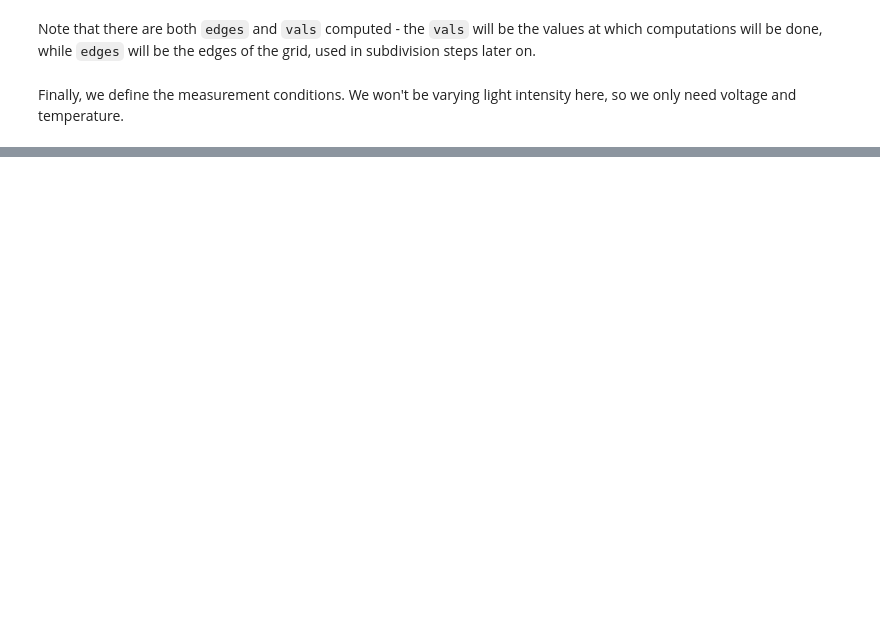
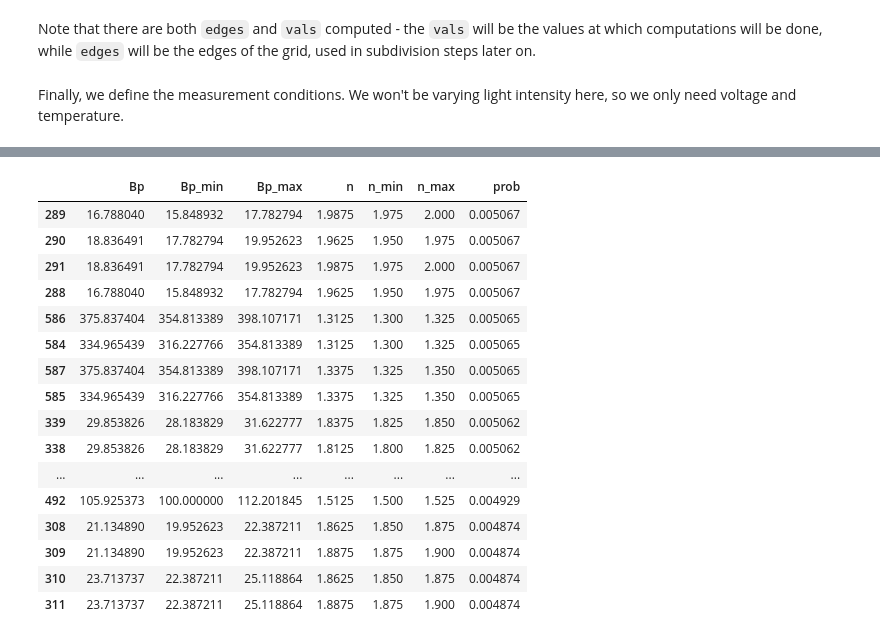
Before and after one commit to PV-Lab/bayesim, a Jupyter notebook: examples/ideal_diode.ipynb, the cells around one changed output, grey strips where cells are left out. Cells and saved outputs as stored; diff of their text form; code cells hidden in the pictures; blank space fills up the shorter version.

```diff
--- a/examples/ideal_diode.ipynb
+++ b/examples/ideal_diode.ipynb
@@ -97,0 +143,20 @@ print(dd.io.load('obs_data.h5')['data'])
+# %%
+m.probs.most_probable(40)
+# %% [output]
+|  | Bp | Bp_min | Bp_max | n | n_min | n_max | prob |
+| 289 | 16.788040 | 15.848932 | 17.782794 | 1.9875 | 1.975 | 2.000 | 0.005067 |
+| 290 | 18.836491 | 17.782794 | 19.952623 | 1.9625 | 1.950 | 1.975 | 0.005067 |
+| 291 | 18.836491 | 17.782794 | 19.952623 | 1.9875 | 1.975 | 2.000 | 0.005067 |
+| 288 | 16.788040 | 15.848932 | 17.782794 | 1.9625 | 1.950 | 1.975 | 0.005067 |
+| 586 | 375.837404 | 354.813389 | 398.107171 | 1.3125 | 1.300 | 1.325 | 0.005065 |
+| 584 | 334.965439 | 316.227766 | 354.813389 | 1.3125 | 1.300 | 1.325 | 0.005065 |
+| 587 | 375.837404 | 354.813389 | 398.107171 | 1.3375 | 1.325 | 1.350 | 0.005065 |
+| 585 | 334.965439 | 316.227766 | 354.813389 | 1.3375 | 1.325 | 1.350 | 0.005065 |
+| 339 | 29.853826 | 28.183829 | 31.622777 | 1.8375 | 1.825 | 1.850 | 0.005062 |
+| 338 | 29.853826 | 28.183829 | 31.622777 | 1.8125 | 1.800 | 1.825 | 0.005062 |
+| ... | ... | ... | ... | ... | ... | ... | ... |
+| 492 | 105.925373 | 100.000000 | 112.201845 | 1.5125 | 1.500 | 1.525 | 0.004929 |
+| 308 | 21.134890 | 19.952623 | 22.387211 | 1.8625 | 1.850 | 1.875 | 0.004874 |
+| 309 | 21.134890 | 19.952623 | 22.387211 | 1.8875 | 1.875 | 1.900 | 0.004874 |
+| 310 | 23.713737 | 22.387211 | 25.118864 | 1.8625 | 1.850 | 1.875 | 0.004874 |
+| 311 | 23.713737 | 22.387211 | 25.118864 | 1.8875 | 1.875 | 1.900 | 0.004874 |
```
Also changed, not shown: parts of 22 cells of this notebook, 3 other files.
